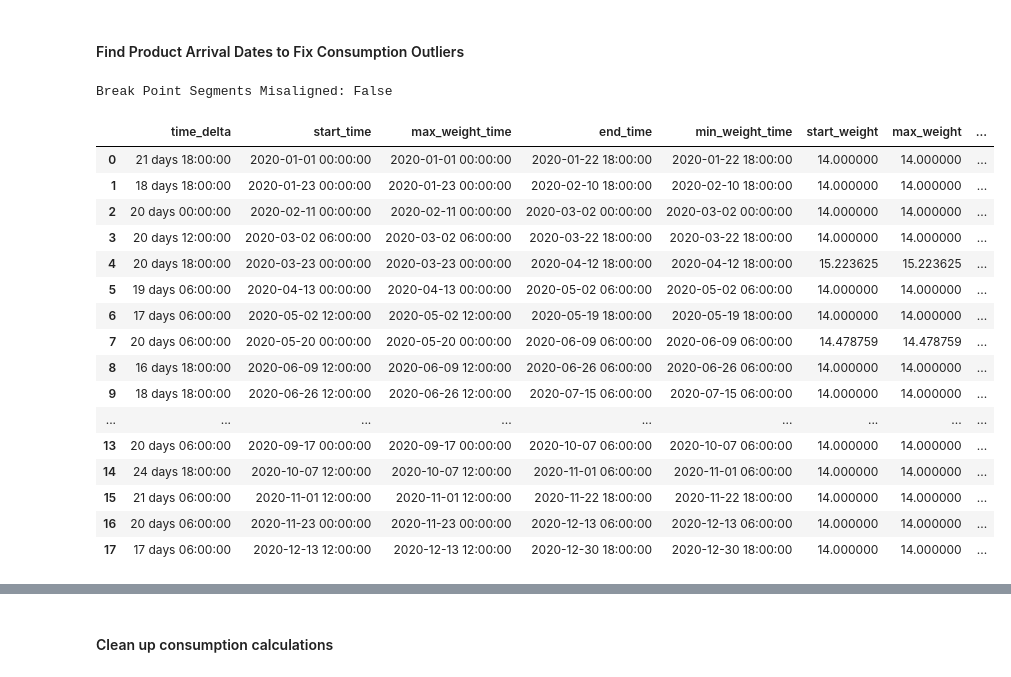
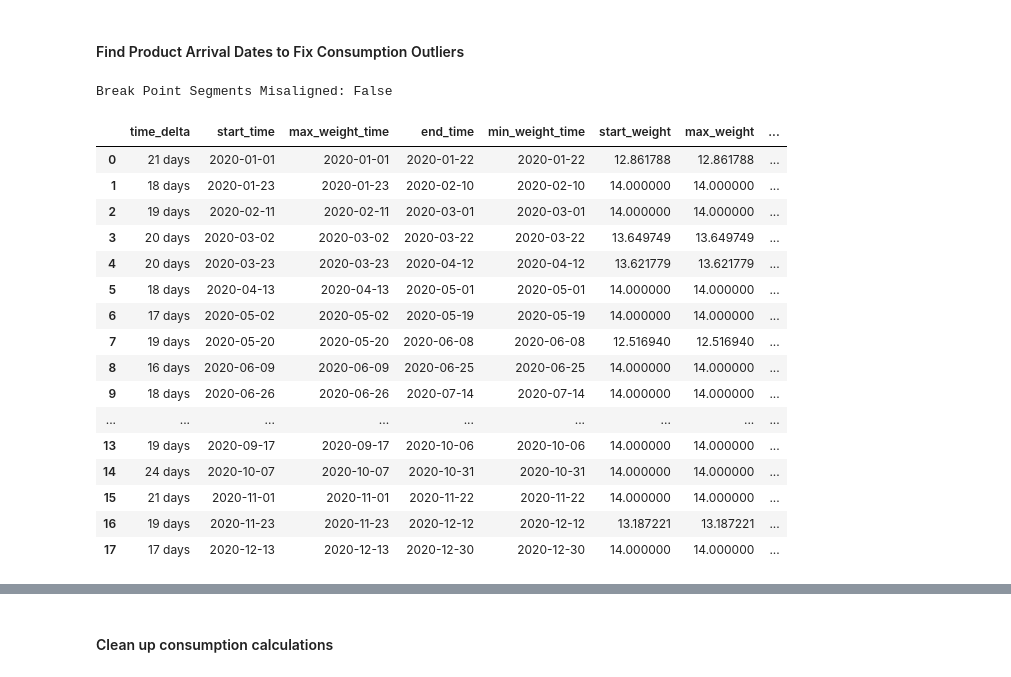
Before and after one commit to jbpauly/smart-simulation, a Jupyter notebook: smart_simulation/Notebooks/modeling.ipynb, the cells around one changed output, grey strips where cells are left out. Cells and saved outputs as stored; diff of their text form; code cells hidden in the pictures.

```diff
--- a/smart_simulation/Notebooks/modeling.ipynb
+++ b/smart_simulation/Notebooks/modeling.ipynb
@@ -23,4 +27,6 @@ servings_file_list = ou.servings_files()
 ### Raw Weight Visualization
 # %%
 sample = de.load_sim_data(weights_file_list[-1], ['weight'])
+eod_weights = de.eod_weights(sample.weight)
+eod_weight_peaks = eda.find_weight_peaks(weight_series = eod_weights)
 # %%
@@ -39,32 +45,32 @@ eda.plot_weights(raw_consumption, 'Raw Consumption', 'Randomly Selected Scale',
 # %% [markdown]
 #### Find Product Arrival Dates to Fix Consumption Outliers
 # %%
-estimated_peaks = eda.find_weight_peaks(weight_series = sample.weight)
-segments = eda.create_consumption_segments(weight_series = sample.weight, peaks = estimated_peaks)
-segments_data = eda.create_segments_data(consumption_segments = segments, weight_series = sample.weight)
+estimated_peaks = eda.find_weight_peaks(weight_series = eod_weights)
+segments = eda.create_consumption_segments(weight_series = eod_weights, peaks = estimated_peaks)
+segments_data = eda.create_segments_data(consumption_segments = segments, weight_series = eod_weights)
 segments_misaligned = eda.segments_misaligned(segments_data = segments_data)
 
 print(f"\nBreak Point Segments Misaligned: {segments_misaligned}\n")
 segments_data
 # %% [output]
 Break Point Segments Misaligned: False
 |  | time_delta | start_time | max_weight_time | end_time | min_weight_time | start_weight | max_weight | ... |
-| 0 | 21 days 18:00:00 | 2020-01-01 00:00:00 | 2020-01-01 00:00:00 | 2020-01-22 18:00:00 | 2020-01-22 18:00:00 | 14.000000 | 14.000000 | ... |
-| 1 | 18 days 18:00:00 | 2020-01-23 00:00:00 | 2020-01-23 00:00:00 | 2020-02-10 18:00:00 | 2020-02-10 18:00:00 | 14.000000 | 14.000000 | ... |
-| 2 | 20 days 00:00:00 | 2020-02-11 00:00:00 | 2020-02-11 00:00:00 | 2020-03-02 00:00:00 | 2020-03-02 00:00:00 | 14.000000 | 14.000000 | ... |
-| 3 | 20 days 12:00:00 | 2020-03-02 06:00:00 | 2020-03-02 06:00:00 | 2020-03-22 18:00:00 | 2020-03-22 18:00:00 | 14.000000 | 14.000000 | ... |
-| 4 | 20 days 18:00:00 | 2020-03-23 00:00:00 | 2020-03-23 00:00:00 | 2020-04-12 18:00:00 | 2020-04-12 18:00:00 | 15.223625 | 15.223625 | ... |
-| 5 | 19 days 06:00:00 | 2020-04-13 00:00:00 | 2020-04-13 00:00:00 | 2020-05-02 06:00:00 | 2020-05-02 06:00:00 | 14.000000 | 14.000000 | ... |
-| 6 | 17 days 06:00:00 | 2020-05-02 12:00:00 | 2020-05-02 12:00:00 | 2020-05-19 18:00:00 | 2020-05-19 18:00:00 | 14.000000 | 14.000000 | ... |
-| 7 | 20 days 06:00:00 | 2020-05-20 00:00:00 | 2020-05-20 00:00:00 | 2020-06-09 06:00:00 | 2020-06-09 06:00:00 | 14.478759 | 14.478759 | ... |
-| 8 | 16 days 18:00:00 | 2020-06-09 12:00:00 | 2020-06-09 12:00:00 | 2020-06-26 06:00:00 | 2020-06-26 06:00:00 | 14.000000 | 14.000000 | ... |
-| 9 | 18 days 18:00:00 | 2020-06-26 12:00:00 | 2020-06-26 12:00:00 | 2020-07-15 06:00:00 | 2020-07-15 06:00:00 | 14.000000 | 14.000000 | ... |
+| 0 | 21 days | 2020-01-01 | 2020-01-01 | 2020-01-22 | 2020-01-22 | 12.861788 | 12.861788 | ... |
+| 1 | 18 days | 2020-01-23 | 2020-01-23 | 2020-02-10 | 2020-02-10 | 14.000000 | 14.000000 | ... |
+| 2 | 19 days | 2020-02-11 | 2020-02-11 | 2020-03-01 | 2020-03-01 | 14.000000 | 14.000000 | ... |
+| 3 | 20 days | 2020-03-02 | 2020-03-02 | 2020-03-22 | 2020-03-22 | 13.649749 | 13.649749 | ... |
+| 4 | 20 days | 2020-03-23 | 2020-03-23 | 2020-04-12 | 2020-04-12 | 13.621779 | 13.621779 | ... |
+| 5 | 18 days | 2020-04-13 | 2020-04-13 | 2020-05-01 | 2020-05-01 | 14.000000 | 14.000000 | ... |
+| 6 | 17 days | 2020-05-02 | 2020-05-02 | 2020-05-19 | 2020-05-19 | 14.000000 | 14.000000 | ... |
+| 7 | 19 days | 2020-05-20 | 2020-05-20 | 2020-06-08 | 2020-06-08 | 12.516940 | 12.516940 | ... |
+| 8 | 16 days | 2020-06-09 | 2020-06-09 | 2020-06-25 | 2020-06-25 | 14.000000 | 14.000000 | ... |
+| 9 | 18 days | 2020-06-26 | 2020-06-26 | 2020-07-14 | 2020-07-14 | 14.000000 | 14.000000 | ... |
 | ... | ... | ... | ... | ... | ... | ... | ... | ... |
-| 13 | 20 days 06:00:00 | 2020-09-17 00:00:00 | 2020-09-17 00:00:00 | 2020-10-07 06:00:00 | 2020-10-07 06:00:00 | 14.000000 | 14.000000 | ... |
-| 14 | 24 days 18:00:00 | 2020-10-07 12:00:00 | 2020-10-07 12:00:00 | 2020-11-01 06:00:00 | 2020-11-01 06:00:00 | 14.000000 | 14.000000 | ... |
-| 15 | 21 days 06:00:00 | 2020-11-01 12:00:00 | 2020-11-01 12:00:00 | 2020-11-22 18:00:00 | 2020-11-22 18:00:00 | 14.000000 | 14.000000 | ... |
-| 16 | 20 days 06:00:00 | 2020-11-23 00:00:00 | 2020-11-23 00:00:00 | 2020-12-13 06:00:00 | 2020-12-13 06:00:00 | 14.000000 | 14.000000 | ... |
-| 17 | 17 days 06:00:00 | 2020-12-13 12:00:00 | 2020-12-13 12:00:00 | 2020-12-30 18:00:00 | 2020-12-30 18:00:00 | 14.000000 | 14.000000 | ... |
+| 13 | 19 days | 2020-09-17 | 2020-09-17 | 2020-10-06 | 2020-10-06 | 14.000000 | 14.000000 | ... |
+| 14 | 24 days | 2020-10-07 | 2020-10-07 | 2020-10-31 | 2020-10-31 | 14.000000 | 14.000000 | ... |
+| 15 | 21 days | 2020-11-01 | 2020-11-01 | 2020-11-22 | 2020-11-22 | 14.000000 | 14.000000 | ... |
+| 16 | 19 days | 2020-11-23 | 2020-11-23 | 2020-12-12 | 2020-12-12 | 13.187221 | 13.187221 | ... |
+| 17 | 17 days | 2020-12-13 | 2020-12-13 | 2020-12-30 | 2020-12-30 | 14.000000 | 14.000000 | ... |
 # %%
 estimated_peaks
 # %% [output]
```
Also changed, not shown: parts of 72 cells of this notebook, 8 other files.
